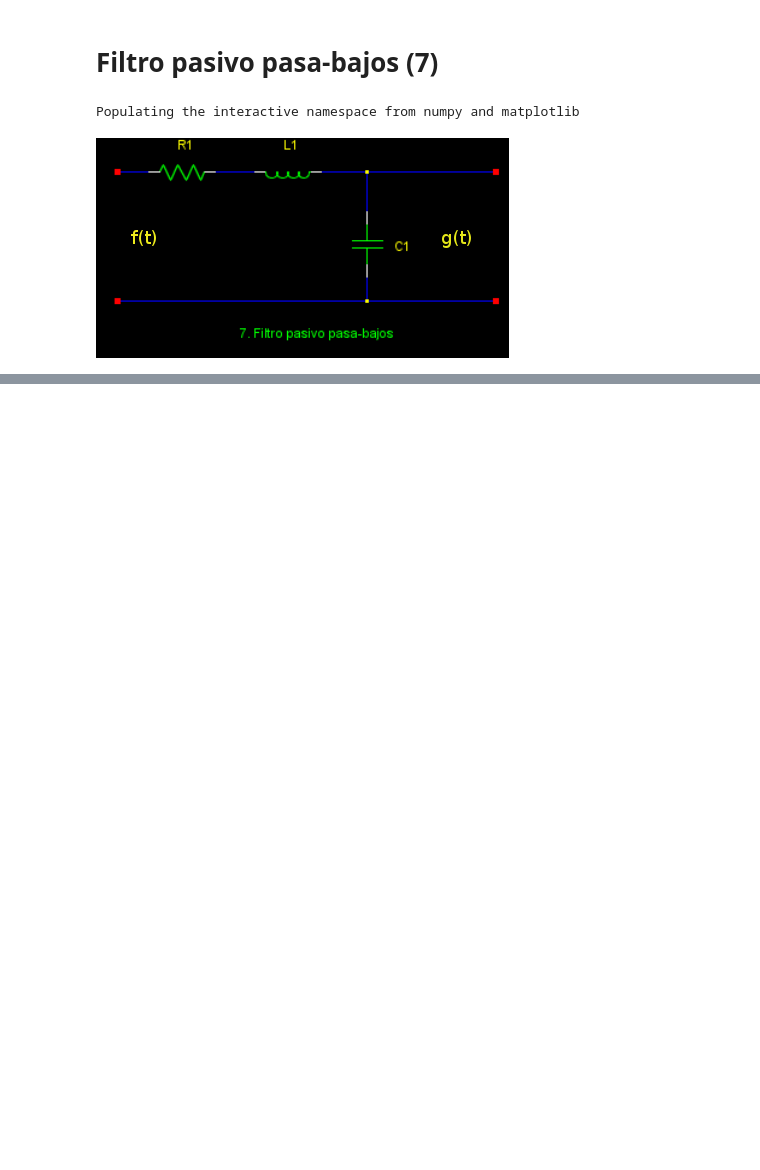
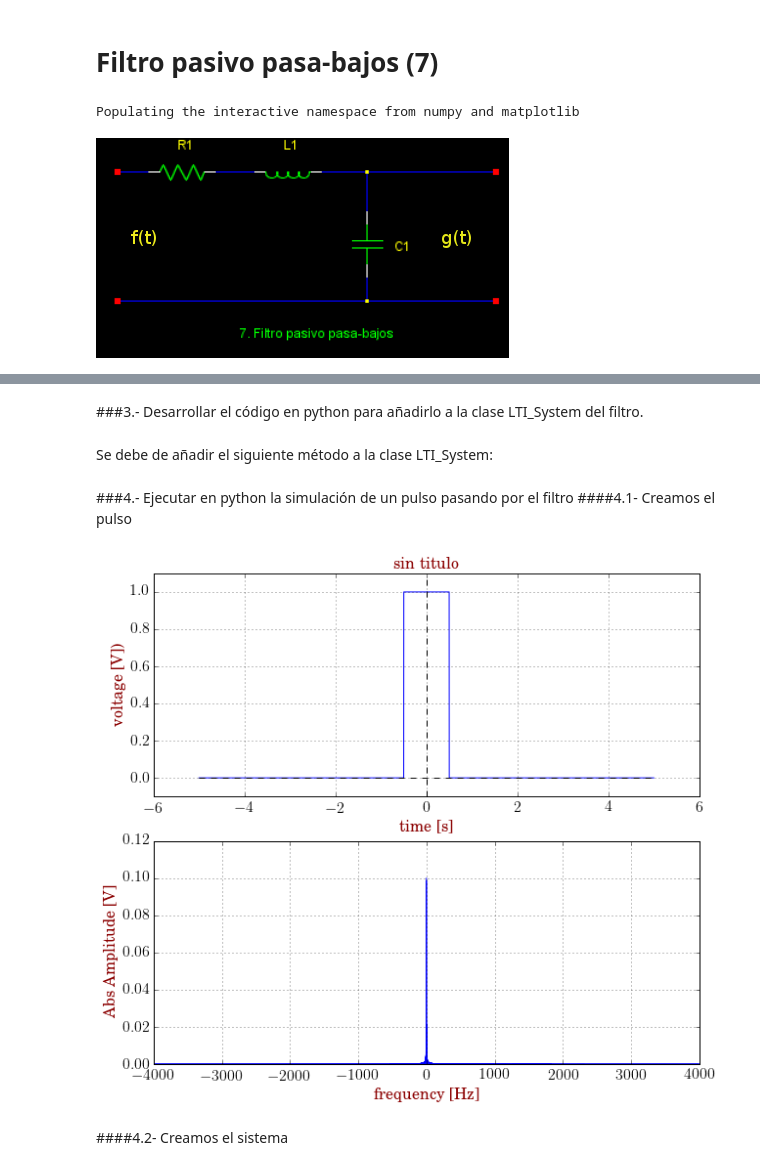
Before and after one commit to RoberTnf/Se-ales, a Jupyter notebook: Filtro pasivo pasa-bajos.ipynb, the cells around one changed output, grey strips where cells are left out. Saved outputs shown, nothing was run; the diff lists cells and outputs as text; code cells hidden in the pictures; blank space fills up the shorter version.

```diff
--- a/Filtro pasivo pasa-bajos.ipynb
+++ b/Filtro pasivo pasa-bajos.ipynb
@@ -93,0 +117,4 @@ xlabel(r"$\omega$")
+# %% [markdown]
+###3.- Desarrollar el código en python para añadirlo a la clase LTI_System del filtro.
+# %% [markdown]
+Se debe de añadir el siguiente método a la clase LTI_System:
@@ -93,0 +128,14 @@ xlabel(r"$\omega$")
+# %% [markdown]
+###4.- Ejecutar en python la simulación de un pulso pasando por el filtro
+####4.1- Creamos el pulso
+# %%
+import simdaq as s
+
+sig1=s.Signal(t1=-5,t2=5,fm=8000)
+sig1.pulse(pos=0,wid=1)
+# %%
+sig1.pinta()
+# %% [output]
+[figure, added]
+# %% [markdown]
+####4.2- Creamos el sistema
```
Also changed, not shown: parts of 14 cells of this notebook, 2 other files.
